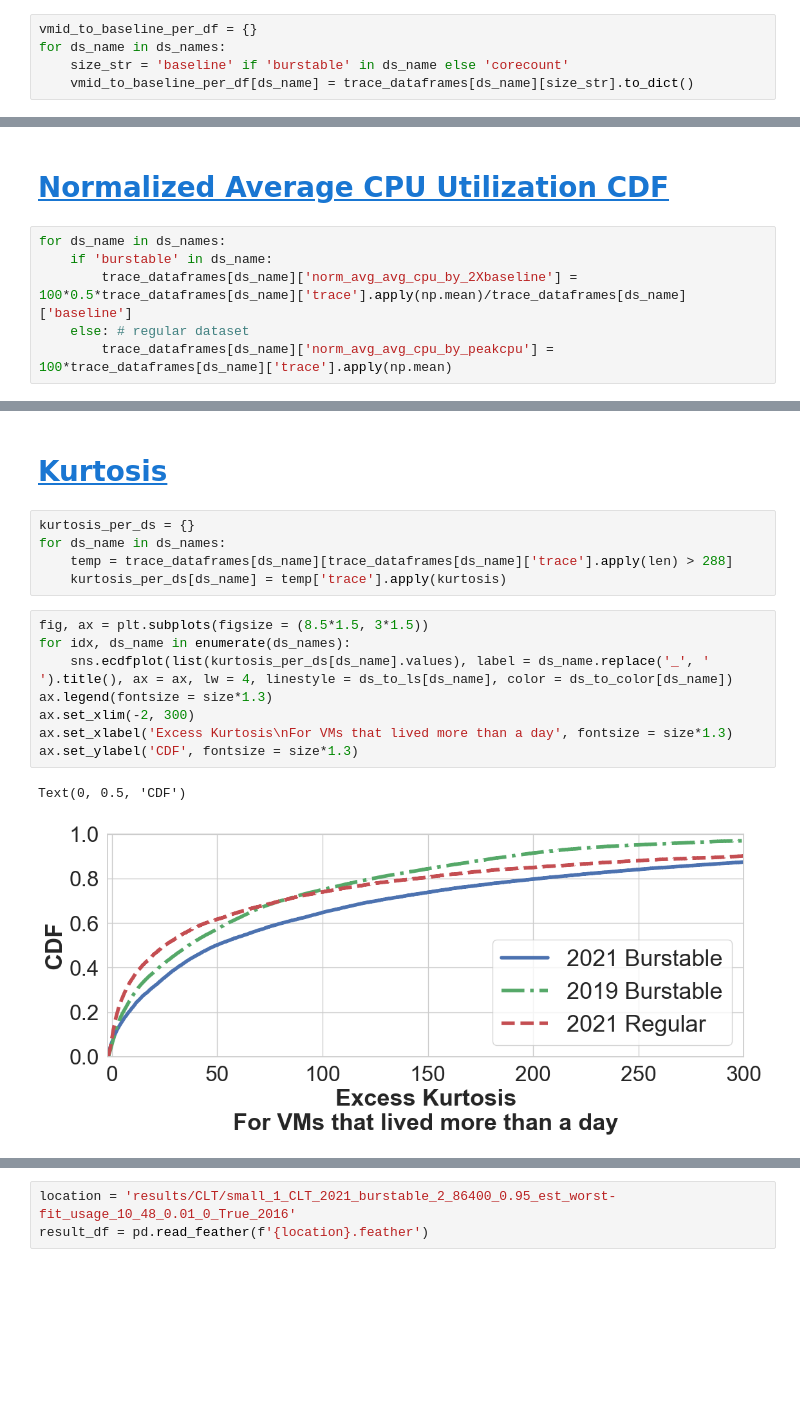
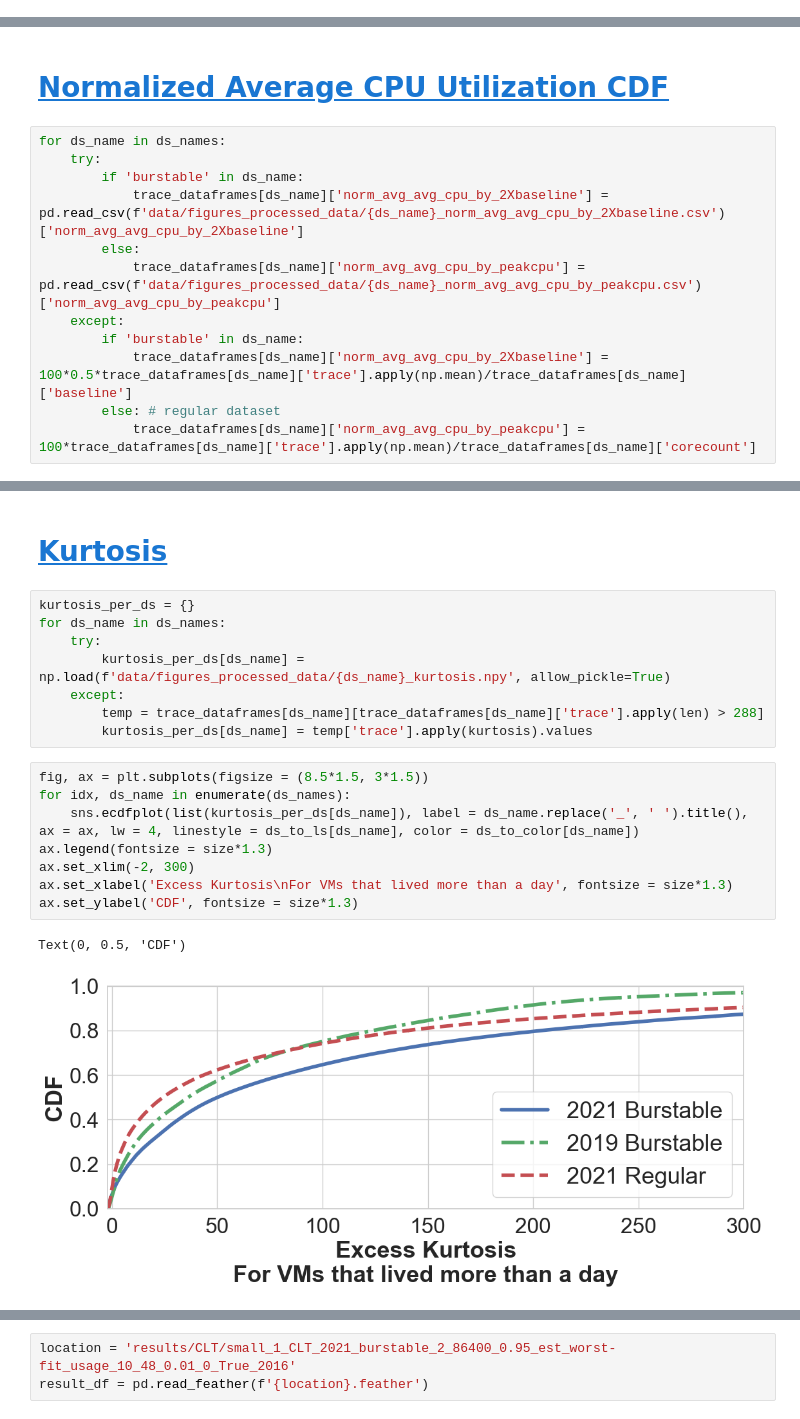
Before and after one commit to seyedali14/audible-artifact-asplos24, a Jupyter notebook: figures.ipynb, the cells around one changed output, grey strips where cells are left out. Saved outputs shown, nothing was run; the diff lists cells and outputs as text; blank space fills up the shorter version.

```diff
--- a/figures.ipynb
+++ b/figures.ipynb
@@ -95,11 +94,6 @@ algo_to_ls = dict(zip(ds_names, ['-', '-.', '--', ':']))
 trace_dataframes = {}
 for ds_name in tqdm(ds_names):
     trace_dataframes[ds_name] = pd.read_parquet('data/{}VMs_{}_Data.parquet'.format(ds_name.split('_')[1].title(), ds_name.split('_')[0]))
-# %%
-vmid_to_baseline_per_df = {}
-for ds_name in ds_names:
-    size_str = 'baseline' if 'burstable' in ds_name else 'corecount'
-    vmid_to_baseline_per_df[ds_name] = trace_dataframes[ds_name][size_str].to_dict()
 # %%
 for ds_name in ds_names:
     trace_dataframes[ds_name]['num_samples'] = trace_dataframes[ds_name]['trace'].apply(len)
@@ -164,10 +158,16 @@ plt.show()
 # <a id='toc3_'></a>[Normalized Average CPU Utilization CDF](#toc0_)
 # %%
 for ds_name in ds_names:
-    if 'burstable' in ds_name:
-        trace_dataframes[ds_name]['norm_avg_avg_cpu_by_2Xbaseline'] = 100*0.5*trace_dataframes[ds_name]['trace'].apply(np.mean)/trace_dataframes[ds_name]['baseline']
-    else: # regular dataset
-        trace_dataframes[ds_name]['norm_avg_avg_cpu_by_peakcpu'] = 100*trace_dataframes[ds_name]['trace'].apply(np.mean)
+    try:
+        if 'burstable' in ds_name:
+            trace_dataframes[ds_name]['norm_avg_avg_cpu_by_2Xbaseline'] = pd.read_csv(f'data/figures_processed_data/{ds_name}_norm_avg_avg_cpu_by_2Xbaseline.csv')['norm_avg_avg_cpu_by_2Xbaseline']
+        else:
+            trace_dataframes[ds_name]['norm_avg_avg_cpu_by_peakcpu'] = pd.read_csv(f'data/figures_processed_data/{ds_name}_norm_avg_avg_cpu_by_peakcpu.csv')['norm_avg_avg_cpu_by_peakcpu']
+    except:
+        if 'burstable' in ds_name:
+            trace_dataframes[ds_name]['norm_avg_avg_cpu_by_2Xbaseline'] = 100*0.5*trace_dataframes[ds_name]['trace'].apply(np.mean)/trace_dataframes[ds_name]['baseline']
+        else: # regular dataset
+            trace_dataframes[ds_name]['norm_avg_avg_cpu_by_peakcpu'] = 100*trace_dataframes[ds_name]['trace'].apply(np.mean)/trace_dataframes[ds_name]['corecount']
 # %%
 fig, ax = plt.subplots(figsize = (8.5*1.5, 3*1.5))
 axs_per_ds = {}
@@ -186,19 +186,22 @@ plt.xlim(0, 60)
 # %% [markdown]
-# <a id='toc5_'></a>[Kurtosis](#toc0_)
+# <a id='toc4_'></a>[Kurtosis](#toc0_)
 # %%
 kurtosis_per_ds = {}
 for ds_name in ds_names:
-    temp = trace_dataframes[ds_name][trace_dataframes[ds_name]['trace'].apply(len) > 288]
-    kurtosis_per_ds[ds_name] = temp['trace'].apply(kurtosis)
+    try:
+        kurtosis_per_ds[ds_name] = np.load(f'data/figures_processed_data/{ds_name}_kurtosis.npy', allow_pickle=True)
+    except:
+        temp = trace_dataframes[ds_name][trace_dataframes[ds_name]['trace'].apply(len) > 288]
+        kurtosis_per_ds[ds_name] = temp['trace'].apply(kurtosis).values
 # %%
 fig, ax = plt.subplots(figsize = (8.5*1.5, 3*1.5))
 for idx, ds_name in enumerate(ds_names):
-    sns.ecdfplot(list(kurtosis_per_ds[ds_name].values), label = ds_name.replace('_', ' ').title(), ax = ax, lw = 4, linestyle = ds_to_ls[ds_name], color = ds_to_color[ds_name])
+    sns.ecdfplot(list(kurtosis_per_ds[ds_name]), label = ds_name.replace('_', ' ').title(), ax = ax, lw = 4, linestyle = ds_to_ls[ds_name], color = ds_to_color[ds_name])
 ax.legend(fontsize = size*1.3)
 ax.set_xlim(-2, 300)
 ax.set_xlabel('Excess Kurtosis\nFor VMs that lived more than a day', fontsize = size*1.3)
 ax.set_ylabel('CDF', fontsize = size*1.3)
 # %% [output]
 Text(0, 0.5, 'CDF')
-[figure, old version]
+[figure, new version]
 # %% [markdown]
```
Also changed, not shown: parts of 17 cells of this notebook, 54 other files.
